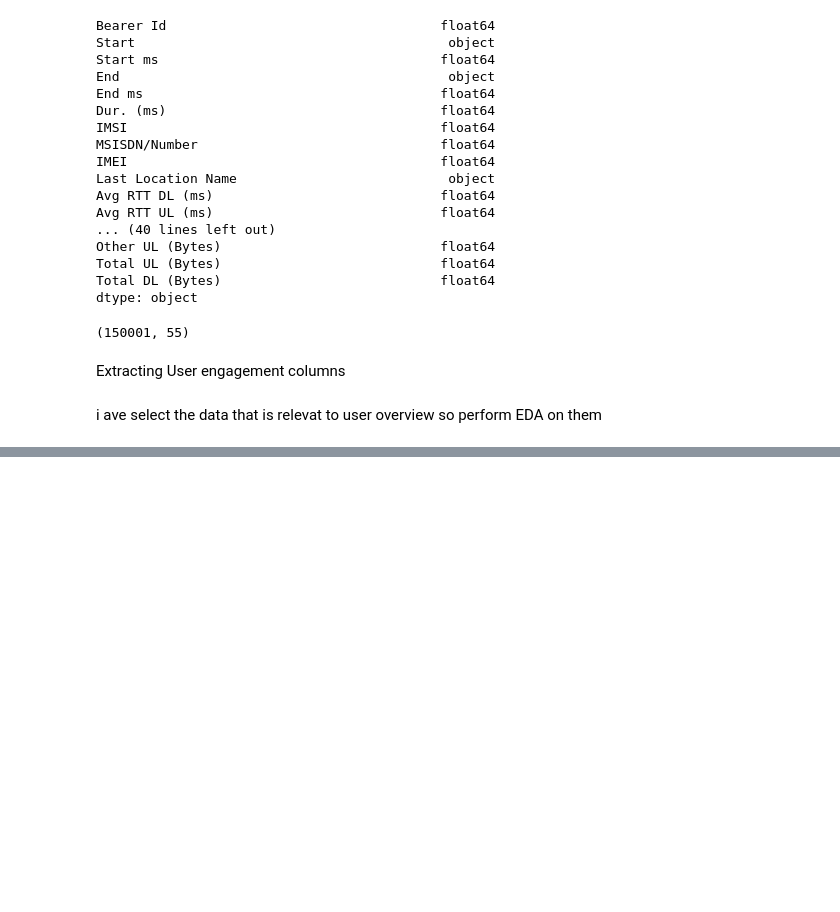
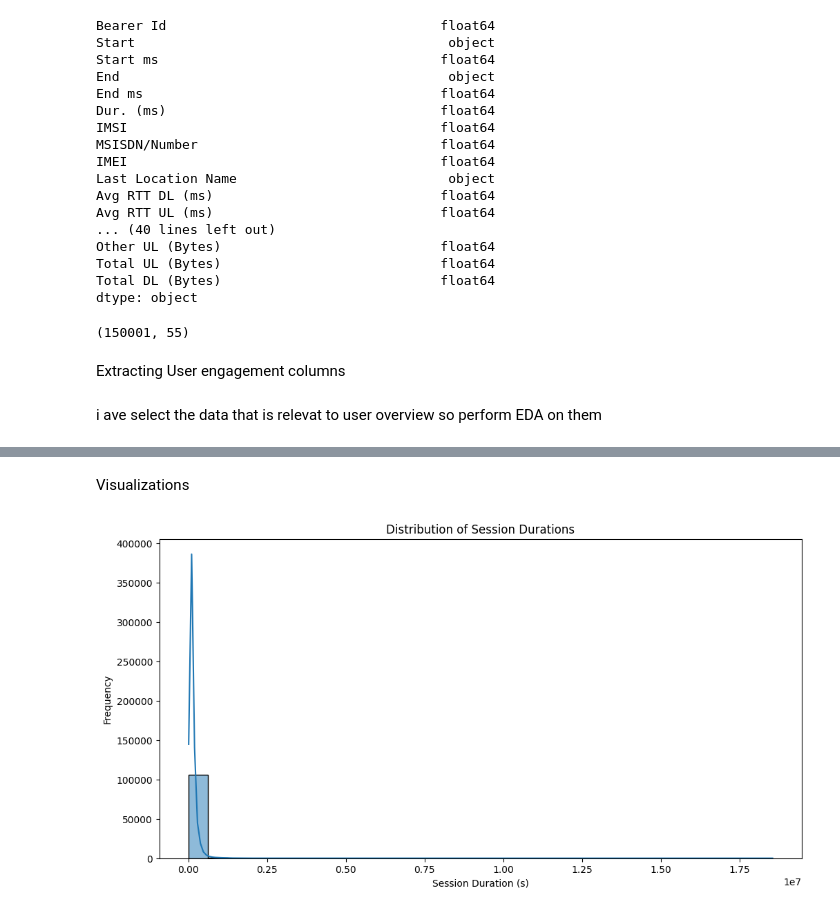
Before and after one commit to dagiteferi/User-Overview-Engagement-and-Experience-Analysis, a Jupyter notebook: notebooks/User_Overview_Analysis.ipynb, the cells around one changed output, grey strips where cells are left out. Saved outputs shown, nothing was run; the diff lists cells and outputs as text; code cells hidden in the pictures; blank space fills up the shorter version.

```diff
--- a/notebooks/User_Overview_Analysis.ipynb
+++ b/notebooks/User_Overview_Analysis.ipynb
@@ -192,0 +479,25 @@ i ave select the data that is relevat to user overview so perform EDA on them
+# %%
+application_columns = [
+    'Social Media DL (Megabytes)', 'Social Media UL (Megabytes)',
+    'Youtube DL (Megabytes)', 'Youtube UL (Megabytes)',
+    'Netflix DL (Megabytes)', 'Netflix UL (Megabytes)',
+    'Google DL (Megabytes)', 'Google UL (Megabytes)',
+    'Email DL (Megabytes)', 'Email UL (Megabytes)',
+    'Gaming DL (Megabytes)', 'Gaming UL (Megabytes)',
+    'Other DL (Megabytes)', 'Other UL (Megabytes)'
+]
+# %%
+user_aggregated_data = df_user_overview.groupby('IMSI').agg({
+    'Dur. (s)': 'sum',  # Total session duration per user
+    'IMSI': 'count',  # Number of xDR sessions per user
+    'Total DL (Megabytes)': 'sum',  # Total download data per user
+    'Total UL (Megabytes)': 'sum',  # Total upload data per user
+    **{col: 'sum' for col in application_columns}  # Total data volume for each application
+}).rename(columns={'IMSI': 'Number of xDR Sessions'})
+# %%
+for app in ['Social Media', 'Youtube', 'Netflix', 'Google', 'Email', 'Gaming', 'Other']:
+    user_aggregated_data[f'{app} Total Data (Megabytes)'] = user_aggregated_data[f'{app} DL (Megabytes)'] + user_aggregated_data[f'{app} UL (Megabytes)']
+
+
+# Step 3: Display the aggregated data
+user_aggregated_data.head()
@@ -192,0 +558,12 @@ i ave select the data that is relevat to user overview so perform EDA on them
+# %% [markdown]
+Visualizations
+# %%
+# 1. Distribution of Session Durations
+plt.figure(figsize=(12, 6))
+sns.histplot(user_aggregated_data['Dur. (s)'], bins=30, kde=True)
+plt.title('Distribution of Session Durations')
+plt.xlabel('Session Duration (s)')
+plt.ylabel('Frequency')
+plt.show()
+# %% [output]
+[figure, added]
```
Also changed, not shown: parts of 32 cells of this notebook, 1 other file.
